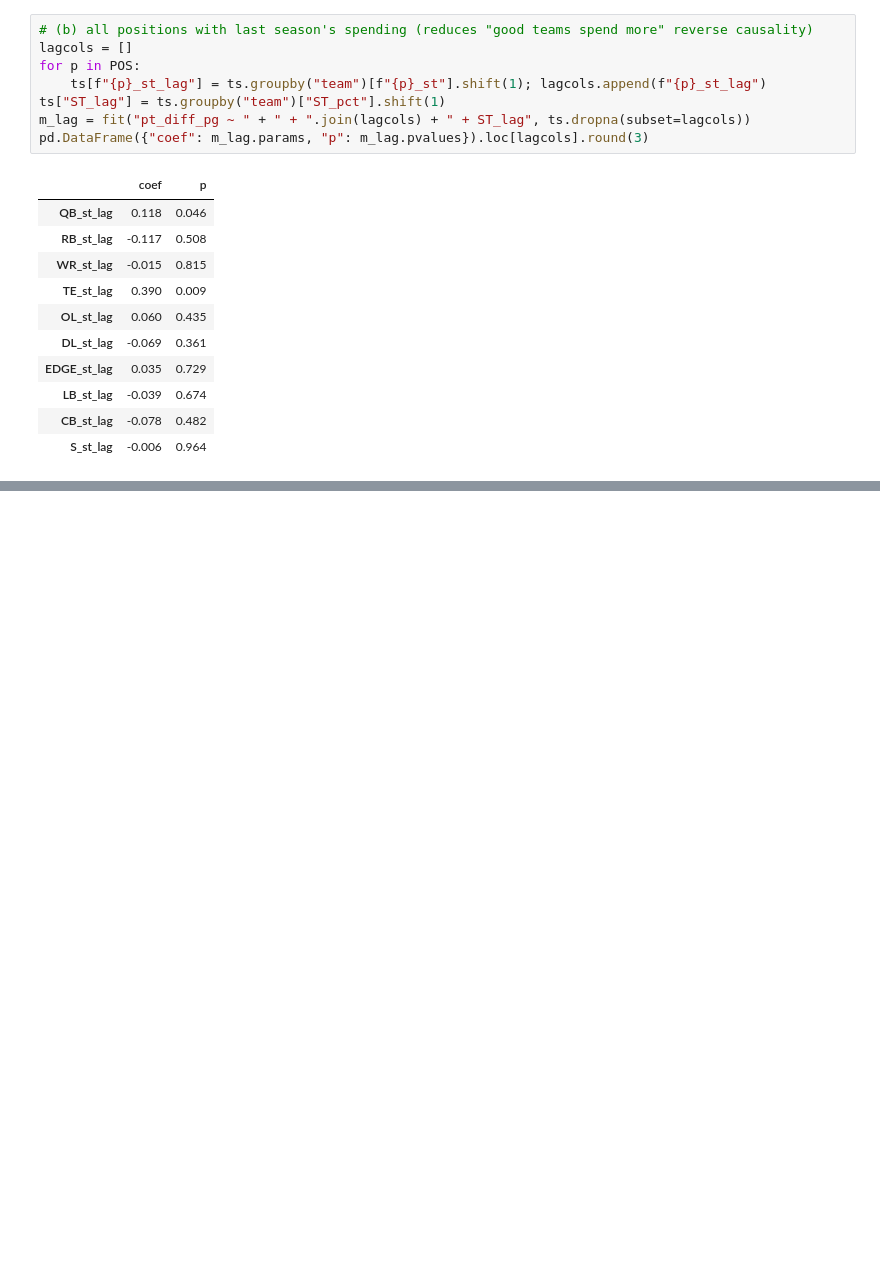
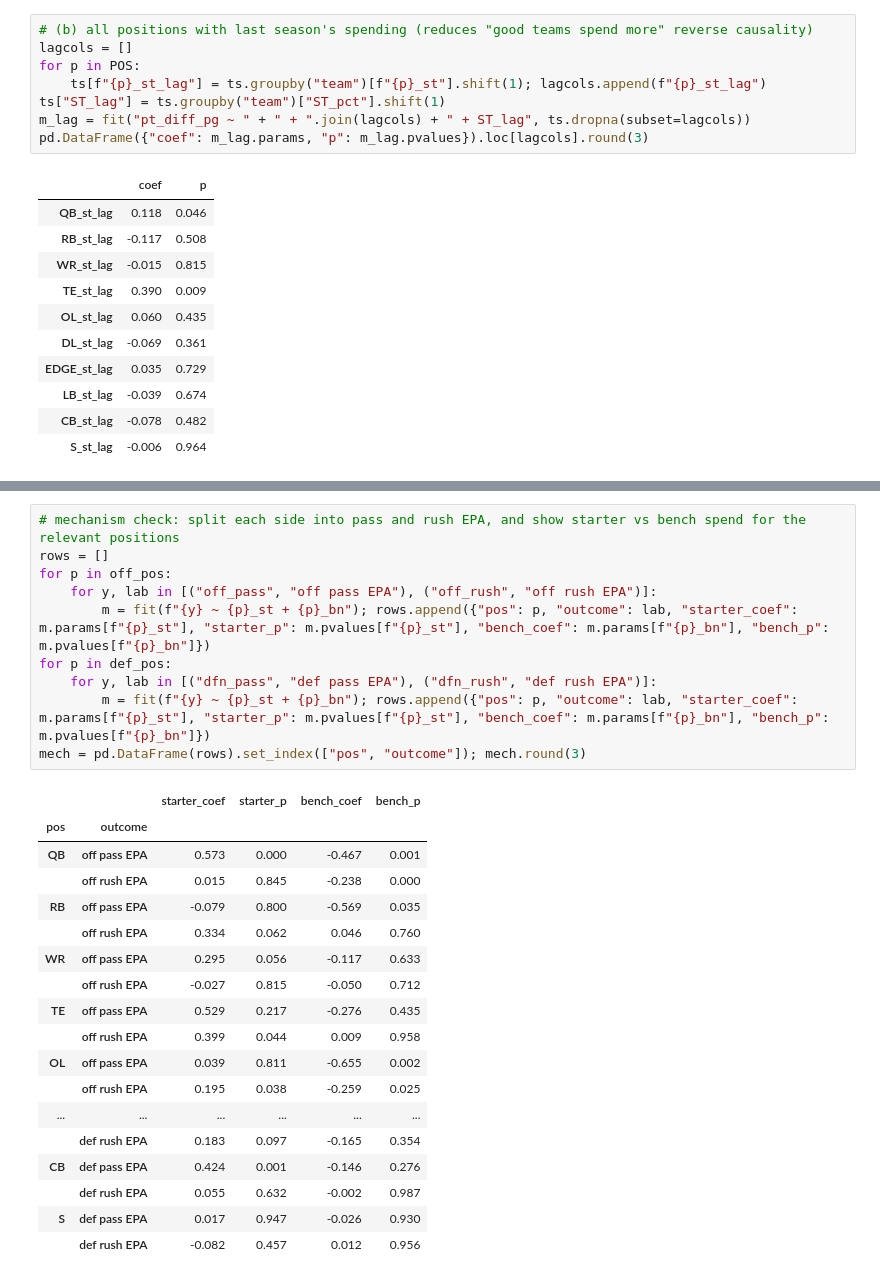
Before and after one commit to noahfighter883/nfl-position-value, a Jupyter notebook: analysis.ipynb, the cells around one changed output, grey strips where cells are left out. Drawn from its saved outputs; the diff is of its cells as text; blank space fills up the shorter version.

```diff
--- a/analysis.ipynb
+++ b/analysis.ipynb
@@ -342,0 +401,29 @@ pd.DataFrame({"coef": m_lag.params, "p": m_lag.pvalues}).loc[lagcols].round(3)
+# %%
+# mechanism check: split each side into pass and rush EPA, and show starter vs bench spend for the relevant positions
+rows = []
+for p in off_pos:
+    for y, lab in [("off_pass", "off pass EPA"), ("off_rush", "off rush EPA")]:
+        m = fit(f"{y} ~ {p}_st + {p}_bn"); rows.append({"pos": p, "outcome": lab, "starter_coef": m.params[f"{p}_st"], "starter_p": m.pvalues[f"{p}_st"], "bench_coef": m.params[f"{p}_bn"], "bench_p": m.pvalues[f"{p}_bn"]})
+for p in def_pos:
+    for y, lab in [("dfn_pass", "def pass EPA"), ("dfn_rush", "def rush EPA")]:
+        m = fit(f"{y} ~ {p}_st + {p}_bn"); rows.append({"pos": p, "outcome": lab, "starter_coef": m.params[f"{p}_st"], "starter_p": m.pvalues[f"{p}_st"], "bench_coef": m.params[f"{p}_bn"], "bench_p": m.pvalues[f"{p}_bn"]})
+mech = pd.DataFrame(rows).set_index(["pos", "outcome"]); mech.round(3)
+# %% [output]
+|  |  | starter_coef | starter_p | bench_coef | bench_p |
+| pos | outcome |  |  |  |  |
+| QB | off pass EPA | 0.573 | 0.000 | -0.467 | 0.001 |
+|  | off rush EPA | 0.015 | 0.845 | -0.238 | 0.000 |
+| RB | off pass EPA | -0.079 | 0.800 | -0.569 | 0.035 |
+|  | off rush EPA | 0.334 | 0.062 | 0.046 | 0.760 |
+| WR | off pass EPA | 0.295 | 0.056 | -0.117 | 0.633 |
+|  | off rush EPA | -0.027 | 0.815 | -0.050 | 0.712 |
+| TE | off pass EPA | 0.529 | 0.217 | -0.276 | 0.435 |
+|  | off rush EPA | 0.399 | 0.044 | 0.009 | 0.958 |
+| OL | off pass EPA | 0.039 | 0.811 | -0.655 | 0.002 |
+|  | off rush EPA | 0.195 | 0.038 | -0.259 | 0.025 |
+| ... | ... | ... | ... | ... | ... |
+|  | def rush EPA | 0.183 | 0.097 | -0.165 | 0.354 |
+| CB | def pass EPA | 0.424 | 0.001 | -0.146 | 0.276 |
+|  | def rush EPA | 0.055 | 0.632 | -0.002 | 0.987 |
+| S | def pass EPA | 0.017 | 0.947 | -0.026 | 0.930 |
+|  | def rush EPA | -0.082 | 0.457 | 0.012 | 0.956 |
```
Also changed, not shown: parts of 5 cells of this notebook, 2 other files.
